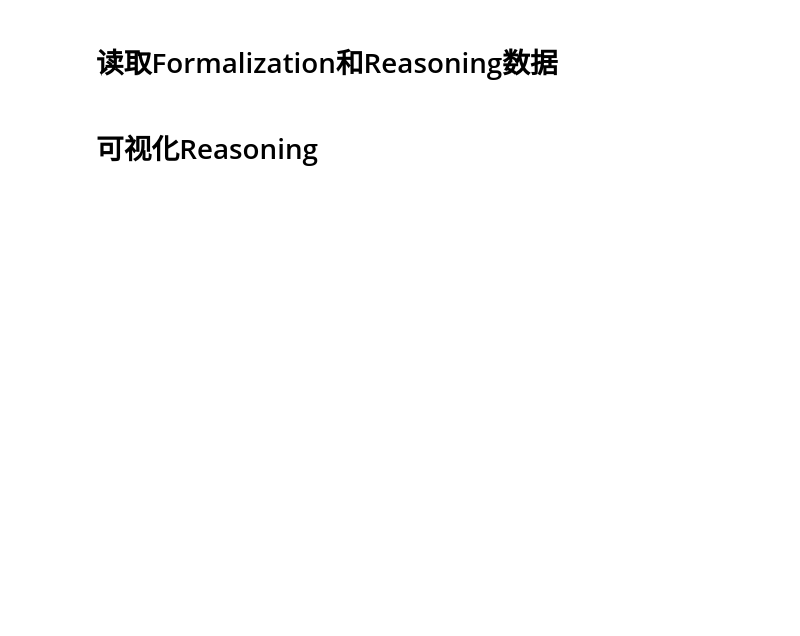
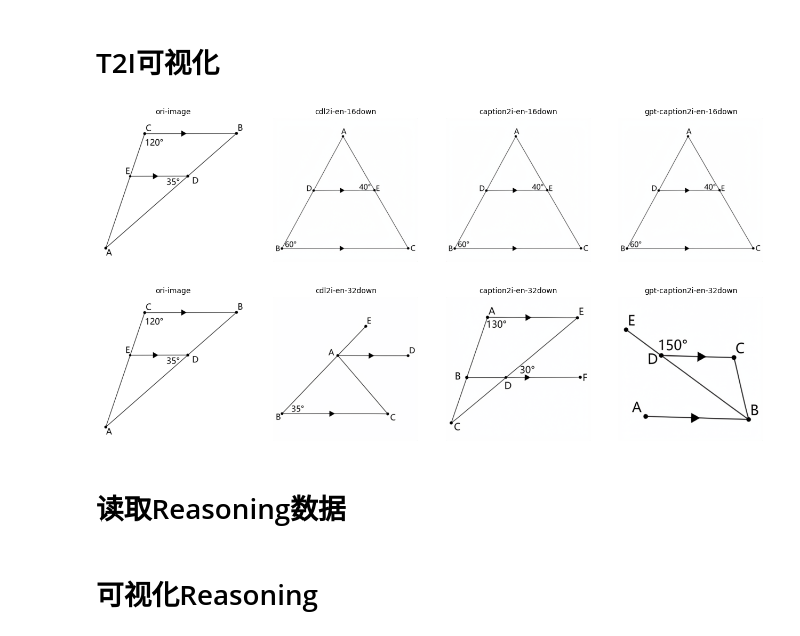
Before and after one commit to zezeze97/Geo-Show-o, a Jupyter notebook: eval/eval_vis.ipynb, the cells around one changed output. Cells and saved outputs as stored; diff of their text form; code cells hidden in the pictures; blank space fills up the shorter version.

```diff
--- a/eval/eval_vis.ipynb
+++ b/eval/eval_vis.ipynb
@@ -55,5 +61,48 @@ image_root_path = '../data/formalgeo7k/formalgeo7k_v2'
 # %% [markdown]
-# 读取Formalization和Reasoning数据
+# T2I可视化
+# %%
+prob_id = random.sample(prob_ids, 1)[0]
+image = Image.open(os.path.join(image_root_path, f'diagrams/{prob_id}.png')).convert('RGB')
+image = expand2square(crop(image), (255, 255, 255))
+# 16Dwon
+gen_img_cdl2i_cn_16down = Image.open(os.path.join(predition_root_path_16down, 'gen_imgs_cdl2i_cn', f'geouni_{prob_id}.png')).convert('RGB')
+gen_img_cdl2i_en_16down = Image.open(os.path.join(predition_root_path_16down, 'gen_imgs_cdl2i_en', f'geouni_{prob_id}.png')).convert('RGB')
+gen_imgs_caption2i_cn_16down = Image.open(os.path.join(predition_root_path_16down, 'gen_imgs_caption2i_cn', f'geouni_{prob_id}.png')).convert('RGB')
+gen_imgs_caption2i_en_16down = Image.open(os.path.join(predition_root_path_16down, 'gen_imgs_caption2i_en', f'geouni_{prob_id}.png')).convert('RGB')
+gen_imgs_gpt_caption2i_cn_16down = Image.open(os.path.join(predition_root_path_16down, 'gen_imgs_gpt_caption2i_cn', f'geouni_{prob_id}.png')).convert('RGB')
+gen_imgs_gpt_caption2i_en_16down = Image.open(os.path.join(predition_root_path_16down, 'gen_imgs_gpt_caption2i_en', f'geouni_{prob_id}.png')).convert('RGB')
+
+# 32 Down
+gen_img_cdl2i_cn_32down = Image.open(os.path.join(predition_root_path_32down, 'gen_imgs_cdl2i_cn', f'geouni_{prob_id}.png')).convert('RGB')
+gen_img_cdl2i_en_32down = Image.open(os.path.join(predition_root_path_32down, 'gen_imgs_cdl2i_en', f'geouni_{prob_id}.png')).convert('RGB')
+gen_imgs_caption2i_cn_32down = Image.open(os.path.join(predition_root_path_32down, 'gen_imgs_caption2i_cn', f'geouni_{prob_id}.png')).convert('RGB')
+gen_imgs_caption2i_en_32down = Image.open(os.path.join(predition_root_path_32down, 'gen_imgs_caption2i_en', f'geouni_{prob_id}.png')).convert('RGB')
+gen_imgs_gpt_caption2i_cn_32down = Image.open(os.path.join(predition_root_path_32down, 'gen_imgs_gpt_caption2i_cn', f'geouni_{prob_id}.png')).convert('RGB')
+gen_imgs_gpt_caption2i_en_32down = Image.open(os.path.join(predition_root_path_32down, 'gen_imgs_gpt_caption2i_en', f'geouni_{prob_id}.png')).convert('RGB')
+# 假设你已经有8张图片，存放在一个列表里
+images = [image, gen_img_cdl2i_en_16down, gen_imgs_caption2i_en_16down, gen_imgs_gpt_caption2i_en_16down,
+          image, gen_img_cdl2i_en_32down, gen_imgs_caption2i_en_32down, gen_imgs_gpt_caption2i_en_32down]
+captions = ["ori-image", "cdl2i-en-16down", "caption2i-en-16down", "gpt-caption2i-en-16down",
+          "ori-image", "cdl2i-en-32down", "caption2i-en-32down", "gpt-caption2i-en-32down",
+]
+
+# 创建一个2x4的图像网格
+fig, axes = plt.subplots(2, 4, figsize=(16, 8))  # 设置图像大小
+axes = axes.flatten()  # 将 2x4 的数组展平
+
+# 绘制每张图像并添加caption
+for i, ax in enumerate(axes):
+    ax.imshow(images[i])  # 显示图像
+    ax.set_title(captions[i], fontsize=10)  # 设置标题
+    ax.axis('off')  # 关闭坐标轴
+
+# 调整子图之间的间距
+plt.subplots_adjust(hspace=0.2, wspace=0.2)
+plt.show()
+# %% [output]
+[figure, added]
+# %% [markdown]
+# 读取Reasoning数据
 # %%
 test_reasoning_en = []
 with open(os.path.join(predition_root_path, 'test_reasoning_en.jsonl'), 'r') as f:
```
Also changed, not shown: parts of 8 cells of this notebook, 3 other files.
